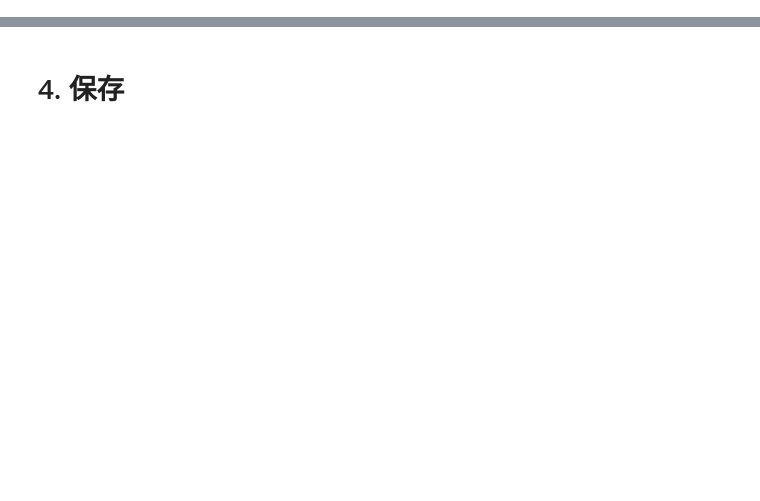
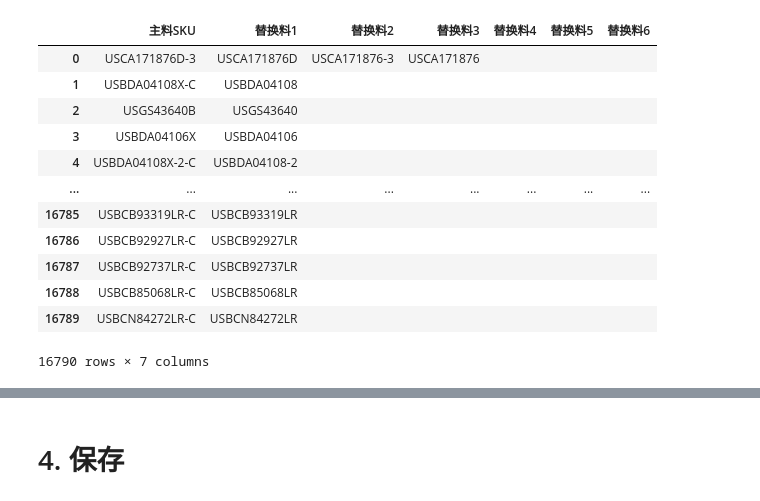
Before and after one commit to hzm1124/YangTeng, a Jupyter notebook: 2.断货汇报/1-库存表生成-Lennon.ipynb, the cells around one changed output, grey strips where cells are left out. Saved outputs shown, nothing was run; the diff lists cells and outputs as text; code cells hidden in the pictures; blank space fills up the shorter version.

```diff
--- a/2.断货汇报/1-库存表生成-Lennon.ipynb
+++ b/2.断货汇报/1-库存表生成-Lennon.ipynb
@@ -42,0 +51,54 @@ temp_df_alternate
+# %%
+temp_df_alternate = pd.merge(left=df_alternate, right=df_alternate, how='left', left_on='主料SKU', right_on='替换料1', suffixes=('', '_01')).fillna('')
+temp_df_alternate = pd.merge(left=temp_df_alternate, right=df_alternate[df_alternate['替换料2'] != ''], how='left', left_on='主料SKU', right_on='替换料2', suffixes=('', '_02')).fillna('')
+temp_df_alternate = pd.merge(left=temp_df_alternate, right=df_alternate[df_alternate['替换料3'] != ''], how='left', left_on='主料SKU', right_on='替换料3', suffixes=('', '_03')).fillna('')
+temp_df_alternate = pd.merge(left=temp_df_alternate, right=df_alternate[df_alternate['替换料4'] != ''], how='left', left_on='主料SKU', right_on='替换料4', suffixes=('', '_04')).fillna('')
+temp_df_alternate = pd.merge(left=temp_df_alternate, right=df_alternate[df_alternate['替换料5'] != ''], how='left', left_on='主料SKU', right_on='替换料5', suffixes=('', '_05')).fillna('')
+temp_df_alternate = pd.merge(left=temp_df_alternate, right=df_alternate[df_alternate['替换料6'] != ''], how='left', left_on='主料SKU', right_on='替换料6', suffixes=('', '_06')).fillna('')
+temp_df_alternate = pd.merge(left=temp_df_alternate, right=df_alternate[df_alternate['替换料2'] != ''], how='left', left_on='替换料1', right_on='替换料2', suffixes=('', '_12')).fillna('')
+temp_df_alternate = pd.merge(left=temp_df_alternate, right=df_alternate[df_alternate['替换料3'] != ''], how='left', left_on='替换料1', right_on='替换料3', suffixes=('', '_13')).fillna('')
+temp_df_alternate = pd.merge(left=temp_df_alternate, right=df_alternate[df_alternate['替换料4'] != ''], how='left', left_on='替换料1', right_on='替换料4', suffixes=('', '_14')).fillna('')
+temp_df_alternate = pd.merge(left=temp_df_alternate, right=df_alternate[df_alternate['替换料5'] != ''], how='left', left_on='替换料1', right_on='替换料5', suffixes=('', '_15')).fillna('')
+temp_df_alternate = pd.merge(left=temp_df_alternate, right=df_alternate[df_alternate['替换料6'] != ''], how='left', left_on='替换料1', right_on='替换料6', suffixes=('', '_16')).fillna('')
+temp_df_alternate = pd.merge(left=temp_df_alternate, right=df_alternate[df_alternate['替换料3'] != ''], how='left', left_on='替换料2', right_on='替换料3', suffixes=('', '_23')).fillna('')
+temp_df_alternate = pd.merge(left=temp_df_alternate, right=df_alternate[df_alternate['替换料4'] != ''], how='left', left_on='替换料2', right_on='替换料4', suffixes=('', '_24')).fillna('')
+temp_df_alternate = pd.merge(left=temp_df_alternate, right=df_alternate[df_alternate['替换料5'] != ''], how='left', left_on='替换料2', right_on='替换料5', suffixes=('', '_25')).fillna('')
+temp_df_alternate = pd.merge(left=temp_df_alternate, right=df_alternate[df_alternate['替换料6'] != ''], how='left', left_on='替换料2', right_on='替换料6', suffixes=('', '_26')).fillna('')
+temp_df_alternate = pd.merge(left=temp_df_alternate, right=df_alternate[df_alternate['替换料4'] != ''], how='left', left_on='替换料3', right_on='替换料4', suffixes=('', '_34')).fillna('')
+temp_df_alternate = pd.merge(left=temp_df_alternate, right=df_alternate[df_alternate['替换料5'] != ''], how='left', left_on='替换料3', right_on='替换料5', suffixes=('', '_35')).fillna('')
+temp_df_alternate = pd.merge(left=temp_df_alternate, right=df_alternate[df_alternate['替换料6'] != ''], how='left', left_on='替换料3', right_on='替换料6', suffixes=('', '_36')).fillna('')
+temp_df_alternate = pd.merge(left=temp_df_alternate, right=df_alternate[df_alternate['替换料5'] != ''], how='left', left_on='替换料4', right_on='替换料5', suffixes=('', '_45')).fillna('')
+temp_df_alternate = pd.merge(left=temp_df_alternate, right=df_alternate[df_alternate['替换料6'] != ''], how='left', left_on='替换料4', right_on='替换料6', suffixes=('', '_46')).fillna('')
+temp_df_alternate = pd.merge(left=temp_df_alternate, right=df_alternate[df_alternate['替换料6'] != ''], how='left', left_on='替换料5', right_on='替换料6', suffixes=('', '_56')).fillna('')
+
+for i in range(len(temp_df_alternate)):
+    list_row = list(set(temp_df_alternate.loc[i]))
+    if '' in list_row:
+        list_row.remove('')
+    list_row.sort(reverse=True)
+    temp_df_alternate.loc[i] = list_row + [''] * (len(temp_df_alternate.columns) - len(list_row))
+
+df_alternate = temp_df_alternate.drop_duplicates(ignore_index=True)
+df_alternate = df_alternate[['主料SKU',
+                             '替换料1',
+                             '替换料2',
+                             '替换料3',
+                             '替换料4',
+                             '替换料5',
+                             '替换料6']]
+
+df_alternate
+# %% [output]
+|  | 主料SKU | 替换料1 | 替换料2 | 替换料3 | 替换料4 | 替换料5 | 替换料6 |
+| 0 | USCA171876D-3 | USCA171876D | USCA171876-3 | USCA171876 |  |  |  |
+| 1 | USBDA04108X-C | USBDA04108 |  |  |  |  |  |
+| 2 | USGS43640B | USGS43640 |  |  |  |  |  |
+| 3 | USBDA04106X | USBDA04106 |  |  |  |  |  |
+| 4 | USBDA04108X-2-C | USBDA04108-2 |  |  |  |  |  |
+| ... | ... | ... | ... | ... | ... | ... | ... |
+| 16785 | USBCB93319LR-C | USBCB93319LR |  |  |  |  |  |
+| 16786 | USBCB92927LR-C | USBCB92927LR |  |  |  |  |  |
+| 16787 | USBCB92737LR-C | USBCB92737LR |  |  |  |  |  |
+| 16788 | USBCB85068LR-C | USBCB85068LR |  |  |  |  |  |
+| 16789 | USBCN84272LR-C | USBCN84272LR |  |  |  |  |  |
+16790 rows × 7 columns
```
Also changed, not shown: parts of 25 cells of this notebook, 12 other files.
